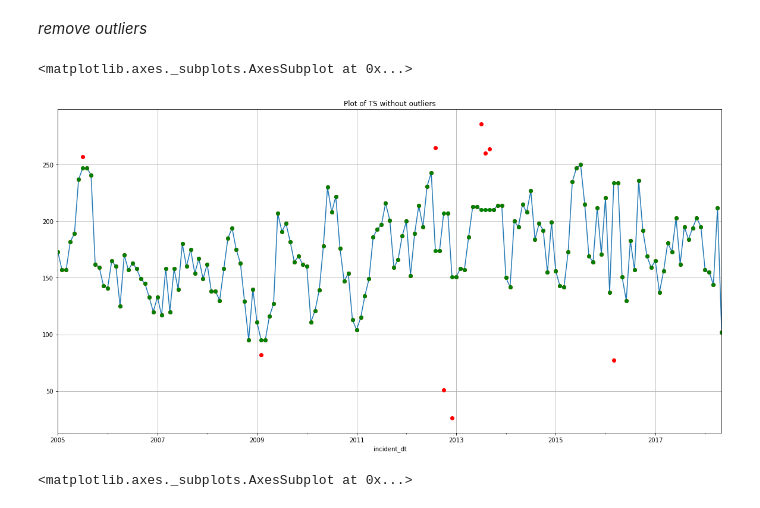
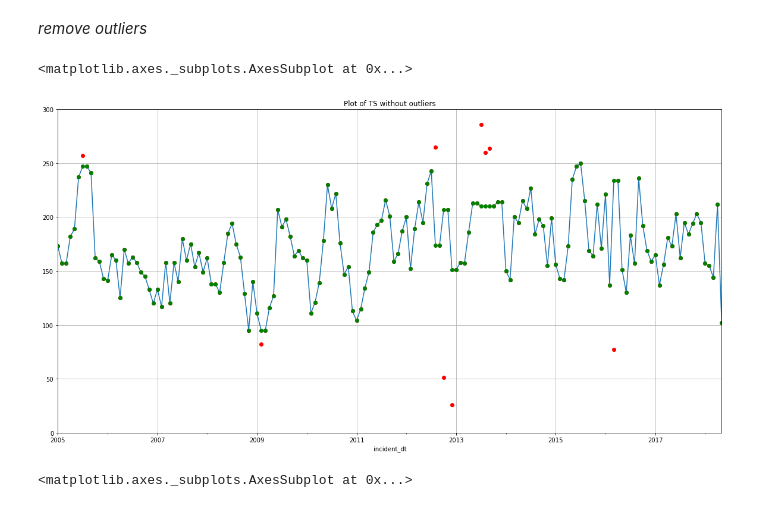
Before and after one commit to lotusflyer/ash_pub_safety, a Jupyter notebook: seasonal_effects.ipynb, the cells around one changed output. Drawn from its saved outputs; the diff is of its cells as text; code cells hidden in the pictures.

```diff
--- a/seasonal_effects.ipynb
+++ b/seasonal_effects.ipynb
@@ -73,12 +74,13 @@ X2 = pd.Series(X).where(lambda x : x > m - cut * sd).fillna(method='bfill')
 # %%
 X2 = pd.Series(X2).where(lambda x : x < m + cut * sd).fillna(method='bfill')
 # %%
+plt.ylim(0, 300)
 X2.plot(title='Plot of TS without outliers')
 X.plot(style='ro')
 X2.plot(style='go', grid=True)
 # %% [output]
 <matplotlib.axes._subplots.AxesSubplot at 0x...>
-[figure, old version]
+[figure, new version]
 # %%
 s_model = seasonal_decompose(X, model='additive')
 # %%
```
Also changed, not shown: parts of 13 cells of this notebook.
